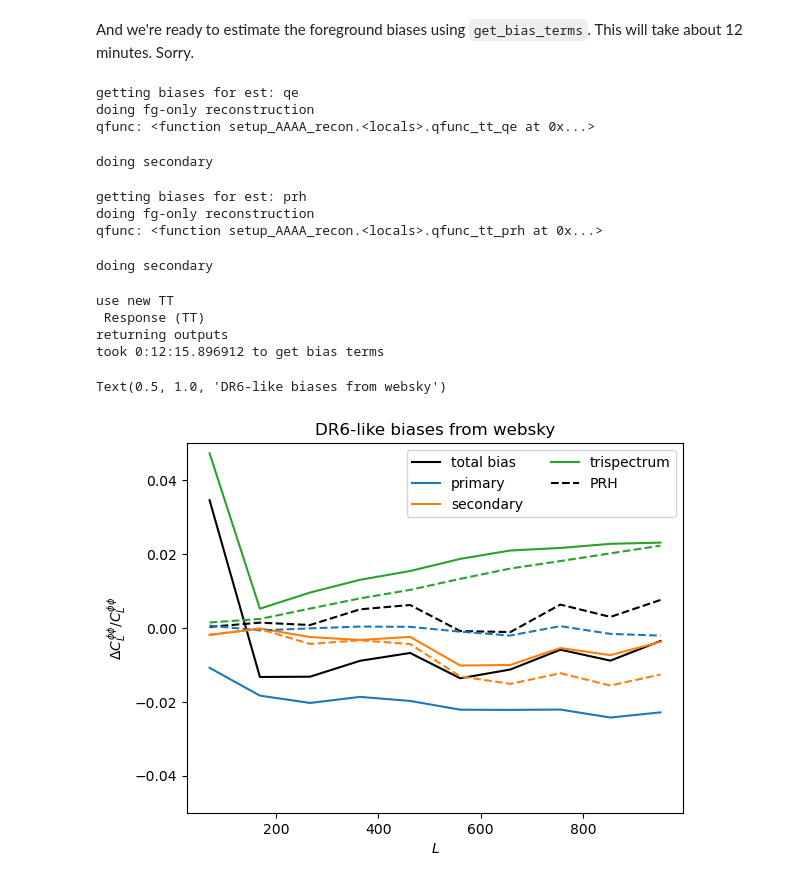
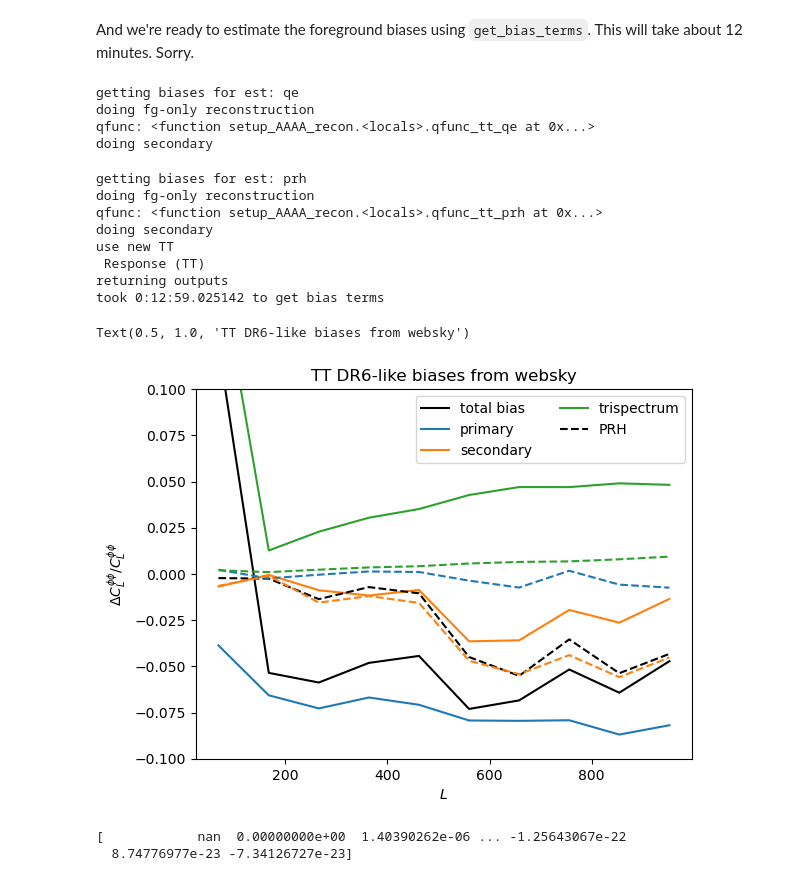
Before and after one commit to simonsobs/fgbias, a Jupyter notebook: examples/dr6_bias.ipynb, the cells around one changed output. Saved outputs shown, nothing was run; the diff lists cells and outputs as text; code cells hidden in the pictures.

```diff
--- a/examples/dr6_bias.ipynb
+++ b/examples/dr6_bias.ipynb
@@ -31,6 +31,9 @@ fg_alm = hp.read_alm("/global/cfs/projectdirs/act/data/maccrann/fg_outputs/allfg
 # %% [markdown]
 we'll also need the mask that was used when generating these alms - because there will be "w factors" to apply later
 # %%
-mask = enmap.read_map("/global/cfs/projectdirs/act/data/synced_maps/DR6_lensing/masks/act_mask_20220316_GAL060_rms_60.00sk.fits")
-w2 = maps.wfactor(2, mask)
-w4 = maps.wfactor(4, mask)
+import yaml
+wfacs_file="/global/cfs/projectdirs/act/data/maccrann/fg_outputs/allfgs_nemo-wdr6dn_tsz-nemo-model-snr5_ps-model-snr4/prep_map/cmb_orig/wfacs.yml"
+with open(wfacs_file, "rb") as f:
+    wfacs = yaml.load(f, yaml.Loader)
+w2, w4 = wfacs["w2"], wfacs["w4"]
+print(w2,w4)
@@ -107,22 +116,22 @@ start=timer()
 bias_stuff = get_bias_terms(fg_alm, recon_stuff,
                    phi_alm, cmb_alm, cmbp_alm,
                    ests=["qe","prh"], w2=w2, w4=w4,
-                            comm=None)
+                            comm=None, do_mv=True)
 end=timer()
 print("took %s to get bias terms"%datetime.timedelta(seconds=end-start))
 # %% [output]
 getting biases for est: qe
 doing fg-only reconstruction
 qfunc: <function setup_AAAA_recon.<locals>.qfunc_tt_qe at 0x...>
+doing secondary
+getting biases for est: prh
+doing fg-only reconstruction
+qfunc: <function setup_AAAA_recon.<locals>.qfunc_tt_prh at 0x...>
 doing secondary
+use new TT
+ Response (TT)
+returning outputs
+took 0:12:59.025142 to get bias terms
-getting biases for est: prh
-doing fg-only reconstruction
-qfunc: <function setup_AAAA_recon.<locals>.qfunc_tt_prh at 0x...>
-doing secondary
-use new TT
- Response (TT)
-returning outputs
-took 0:12:15.896912 to get bias terms
 # %%
 %matplotlib inline
 
@@ -130,34 +139,39 @@ fig,ax=plt.subplots()
 
 #function for binning Cl
 binner = ClBinner(lmin=20, lmax=1000, nbin=10)
 
 #get true cl_phi_phi to compare biases to
 cl_phiphi_theory = ucls["kk"] / (Ls * (Ls+1) / 2)**2 #get theory to compare to
 cl_phiphi_binned = binner(cl_phiphi_theory)
 
 est, linestyle = "qe","-"
 #ax.plot(binner.bin_mids, binner(bias_stuff["cl_phi"]), color="k", label=r"$C_L^{\phi\phi}$")
 ax.plot(binner.bin_mids, binner(bias_stuff["total_%s"%est])/cl_phiphi_binned, linestyle, color="k", label="total bias")
 ax.plot(binner.bin_mids, binner(bias_stuff["primary_%s"%est])/cl_phiphi_binned, linestyle, color="C0", label="primary")
 ax.plot(binner.bin_mids, binner(bias_stuff["secondary_%s"%est])/cl_phiphi_binned, linestyle, color="C1", label="secondary")
 ax.plot(binner.bin_mids, binner(bias_stuff["trispectrum_%s"%est])/cl_phiphi_binned, linestyle, color="C2", label="trispectrum")
 #ax.plot(binner.bin_mids, binner(source_bias_stuff["tri_N0_%s"%est])/cl_phiphi_binned, linestyle,color="C4", label="trispectrum N0")
 
 est, linestyle = "prh","--"
 #ax.plot(binner.bin_mids, binner(bias_stuff["cl_phi"]), color="k", label=r"$C_L^{\phi\phi}$")
 ax.plot(binner.bin_mids, binner(bias_stuff["total_%s"%est])/cl_phiphi_binned, linestyle, color="k",)# label="total bias")
 ax.plot(binner.bin_mids, binner(bias_stuff["primary_%s"%est])/cl_phiphi_binned, linestyle,color="C0",) # label="primary")
 ax.plot(binner.bin_mids, binner(bias_stuff["secondary_%s"%est])/cl_phiphi_binned, linestyle,color="C1",)# label="secondary")
 ax.plot(binner.bin_mids, binner(bias_stuff["trispectrum_%s"%est])/cl_phiphi_binned, linestyle,color="C2",)# label="trispectrum")
 #ax.plot(binner.bin_mids, binner(source_bias_stuff["tri_N0_%s"%est])/cl_phiphi_binned, linestyle,color="C4",)# label="trispectrum")
 ax.plot([],[],'k--',label="PRH")
 
-ax.set_ylim([-0.05,0.05])
+ax.set_ylim([-0.1,0.1])
 #ax.set_yscale('symlog')
 ax.legend(ncols=2)
 ax.set_xlabel(r"$L$")
 ax.set_ylabel(r"$\Delta C_L^{\phi\phi} / C_L^{\phi\phi}$")
-ax.set_title(r"DR6-like biases from websky")
+ax.set_title(r"TT DR6-like biases from websky")
 # %% [output]
-Text(0.5, 1.0, 'DR6-like biases from websky')
+Text(0.5, 1.0, 'TT DR6-like biases from websky')
-[figure, old version]
+[figure, new version]
+# %%
+print(bias_stuff["total_mv_qe"])
+# %% [output]
+[            nan  0.00000000e+00  1.40390262e-06 ... -1.25643067e-22
+  8.74776977e-23 -7.34126727e-23]
```
Also changed, not shown: parts of 6 cells of this notebook, 1 other file.
